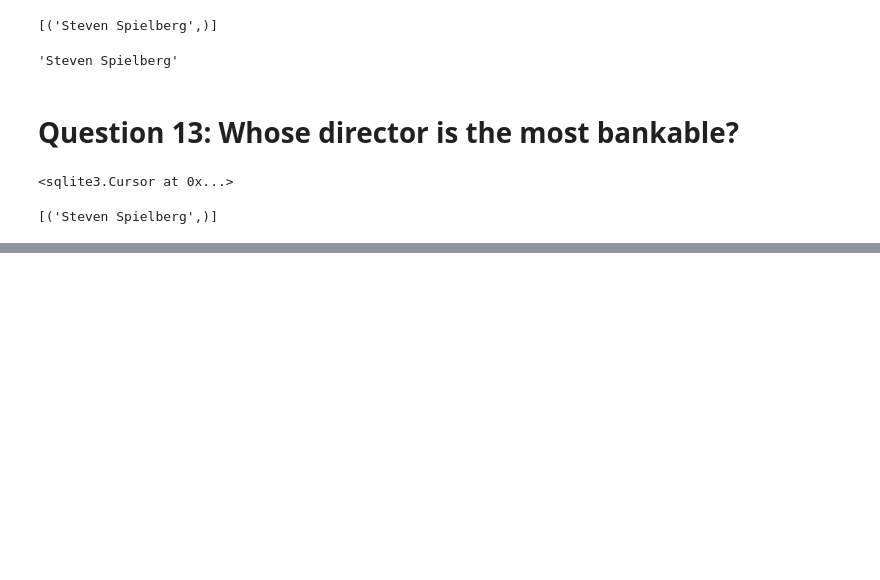
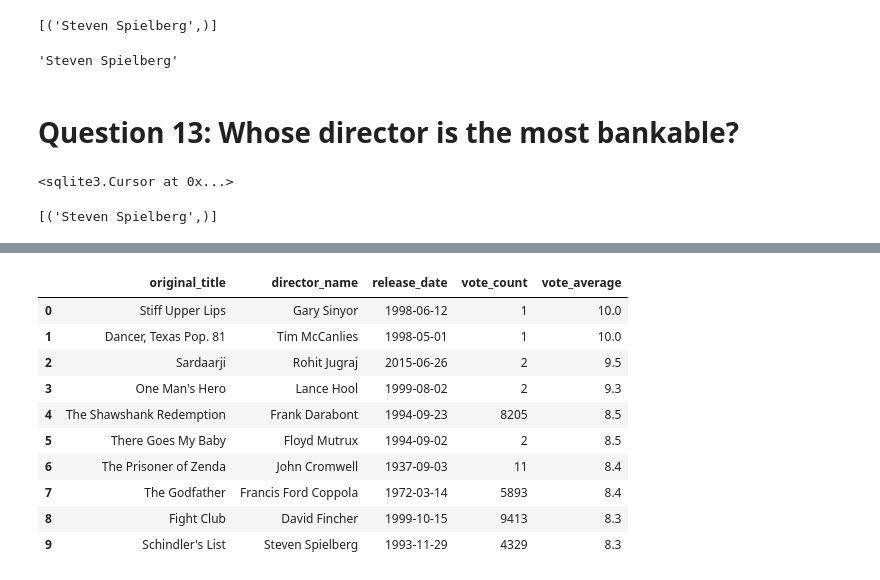
Before and after one commit to sujataprasad01/SQL-Query-IMDB-Dataset-Analysis, a Jupyter notebook: Project1_SQL_Query_IMDB_Dataset_Analysis.ipynb, the cells around one changed output, grey strips where cells are left out. Saved outputs shown, nothing was run; the diff lists cells and outputs as text; code cells hidden in the pictures; blank space fills up the shorter version.

```diff
--- a/Project1_SQL_Query_IMDB_Dataset_Analysis.ipynb
+++ b/Project1_SQL_Query_IMDB_Dataset_Analysis.ipynb
@@ -485,0 +682,2 @@ mostbankable_director
+# %%
+highest_vote_average=cur.fetchall()
@@ -485,0 +697,16 @@ mostbankable_director
+# %%
+df7=pd.DataFrame(highest_vote_average, columns=['original_title', 'director_name', 'release_date', 'vote_count','vote_average'])
+# %%
+df7
+# %% [output]
+|  | original_title | director_name | release_date | vote_count | vote_average |
+| 0 | Stiff Upper Lips | Gary Sinyor | 1998-06-12 | 1 | 10.0 |
+| 1 | Dancer, Texas Pop. 81 | Tim McCanlies | 1998-05-01 | 1 | 10.0 |
+| 2 | Sardaarji | Rohit Jugraj | 2015-06-26 | 2 | 9.5 |
+| 3 | One Man's Hero | Lance Hool | 1999-08-02 | 2 | 9.3 |
+| 4 | The Shawshank Redemption | Frank Darabont | 1994-09-23 | 8205 | 8.5 |
+| 5 | There Goes My Baby | Floyd Mutrux | 1994-09-02 | 2 | 8.5 |
+| 6 | The Prisoner of Zenda | John Cromwell | 1937-09-03 | 11 | 8.4 |
+| 7 | The Godfather | Francis Ford Coppola | 1972-03-14 | 5893 | 8.4 |
+| 8 | Fight Club | David Fincher | 1999-10-15 | 9413 | 8.3 |
+| 9 | Schindler's List | Steven Spielberg | 1993-11-29 | 4329 | 8.3 |
```
Also changed, not shown: parts of 43 cells of this notebook.
